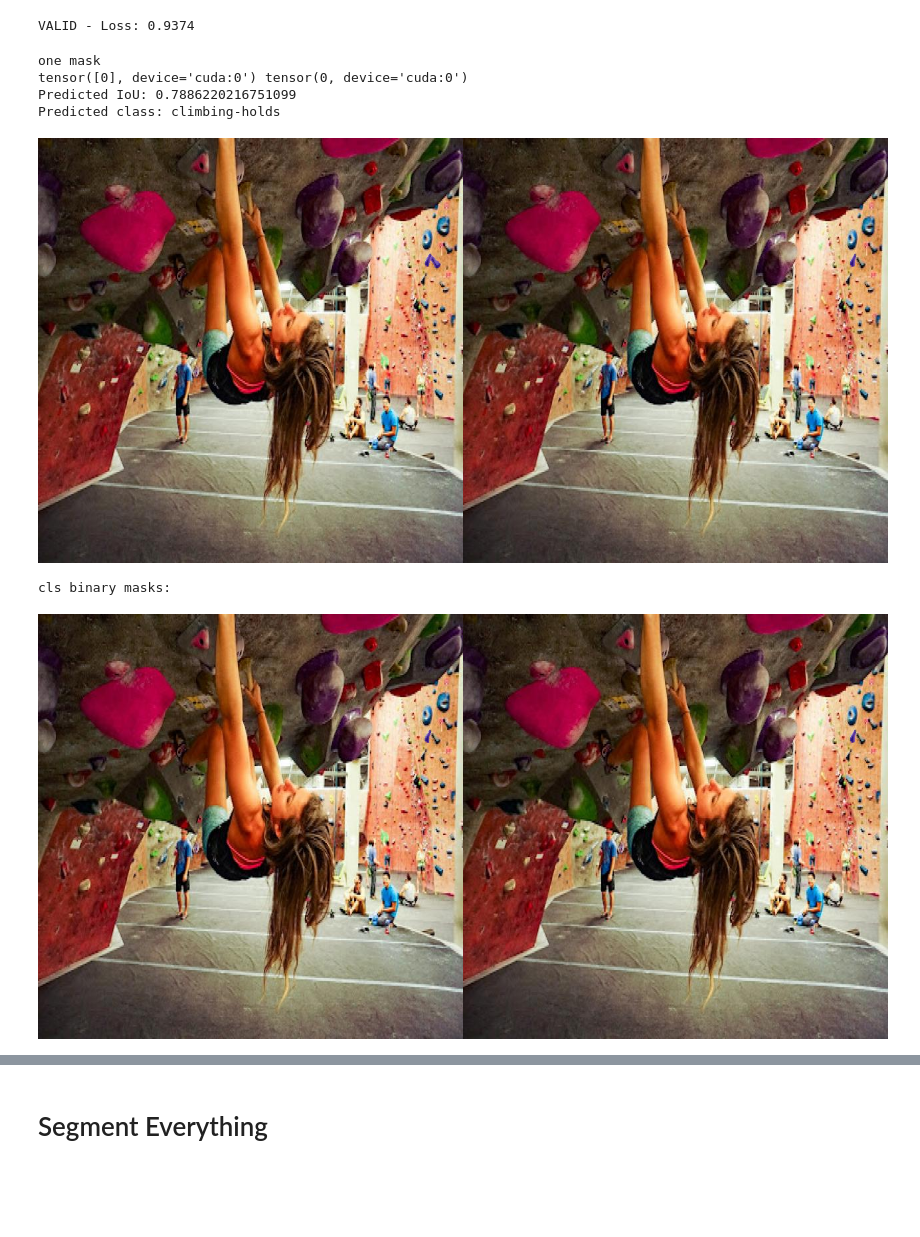
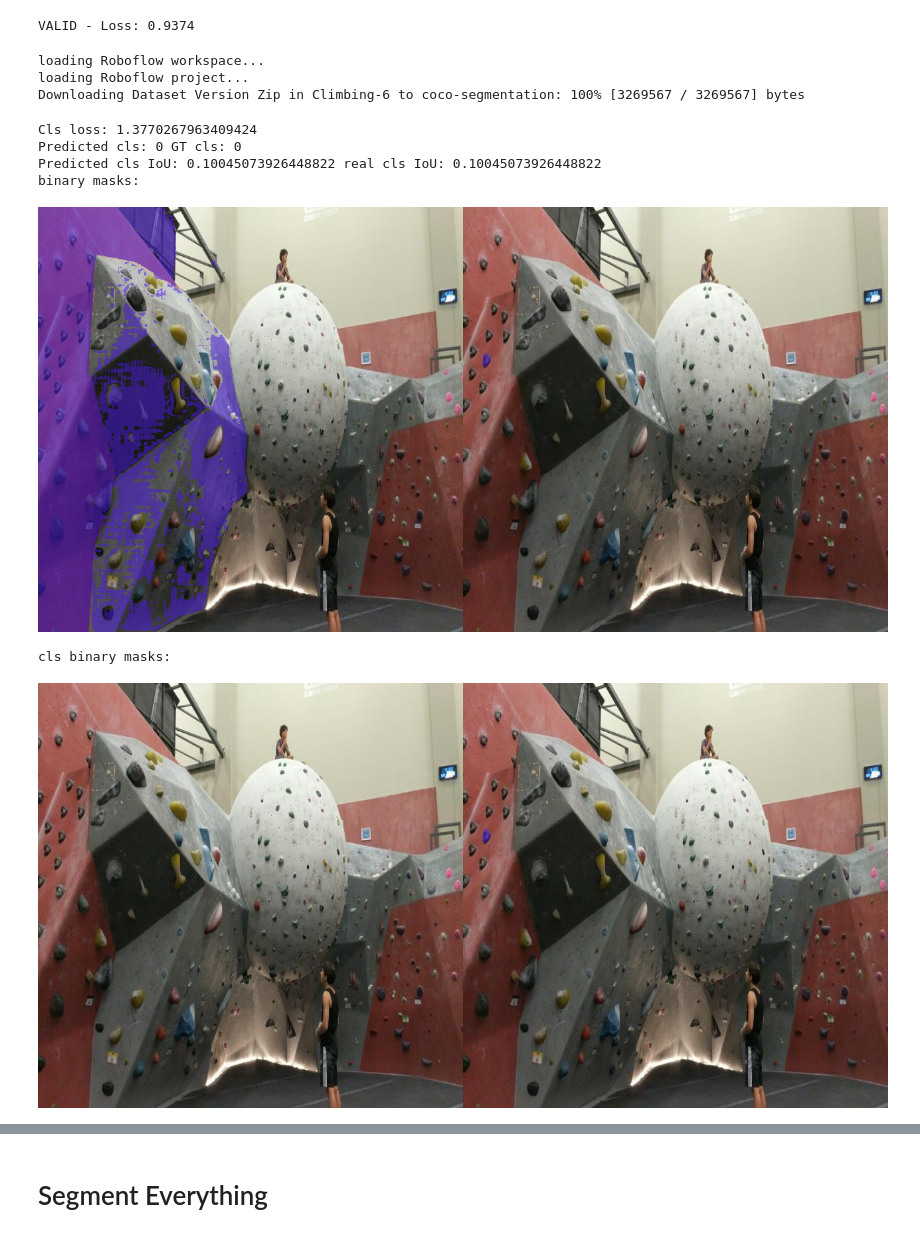
Before and after one commit to andrew-healey/sam-fine-tuning, a Jupyter notebook: ft-train-new.test.ipynb, the cells around one changed output, grey strips where cells are left out. Cells and saved outputs as stored; diff of their text form; code cells hidden in the pictures; blank space fills up the shorter version.

Commit message:
Trains, but doesn't converge

```diff
--- a/ft-train-new.test.ipynb
+++ b/ft-train-new.test.ipynb
@@ -141,7 +143,7 @@ def evaluate():
 
             if use_cls:
                 # get pred gt class
-                (cls_upscaled_masks,cls_binary_masks), pred_cls = decoder.postprocess(low_res_masks,iou_predictions,sizes)
+                (cls_upscaled_masks,cls_binary_masks), pred_cls = decoder.postprocess(cls_low_res_masks,cls_iou_predictions,sizes)
 
                 _,_,_,best_cls,_ = get_max_iou_masks(gt_info["masks"],cls_binary_masks,gt_cls_info["gt_cls"],torch.arange(cfg.data.num_classes).to(device))
 
@@ -161,9 +163,6 @@ def evaluate():
     if len(gt_classes) > 0:
         # calculate confusion matrix
         show_confusion_matrix(gt_classes, pred_classes, class_names=valid_dataset.classes)
-# %%
-run_grad = False
-curr_dataset = valid_curr_dataset
 # %%
 from fine_tune.optimizer import get_optimizer
 
@@ -220,7 +219,7 @@ while curr_iters < cfg.train.total_steps:
             #
 
             recent_losses += [loss.item()]
-            recent_losses = recent_losses[-log_period:]
+            recent_losses = recent_losses[-cfg.train.log_period:]
 
             if curr_iters % cfg.train.eval_period == 0:
                 pass
@@ -229,7 +228,9 @@ while curr_iters < cfg.train.total_steps:
                 print(f"Loss: {sum(recent_losses)/len(recent_losses)}")
 
             curr_iters += 1
-            if not run_grad: continue
+
+            if not cfg.train.run_grad: continue
+
             accumulated_loss += loss
             if curr_iters % cfg.train.batch_size == 0:
                 optimizer.zero_grad()
@@ -300,7 +295,10 @@ idx = randint(0,len(v_c_ds)-1)
 
 prompt_input, gt_info,gt_cls_info, imgs,sizes, prompt = batch = SamDataset.to_device(v_c_ds[idx],device)
 
-use_cls_tokens = cfg.model.use_cls and gt_cls_info is not None
+gt_masks = gt_info["masks"]
+gt_cls = gt_cls_info["gt_cls"]
+
+use_cls_tokens = cfg.model.decoder.use_cls and gt_cls_info is not None
 
 has_fresh_prompt = True
 num_refinements_left = cfg.train.num_refinement_steps
@@ -309,53 +307,57 @@ while has_fresh_prompt:
 
     with torch.no_grad():
         encoder_output = encoder.get_decoder_input(imgs,prompt)
-        low_res_masks, iou_predictions, cls_low_res_masks,cls_iou_predictions = pred = decoder(**new_input,**encoder_output)
+        low_res_masks, iou_predictions, cls_low_res_masks,cls_iou_predictions = pred = decoder(**prompt_input,**encoder_output)
 
-        losses = decoder.loss(*pred,sizes,prompt)
+        losses = decoder.loss(*pred, gt_info,gt_cls_info, sizes,prompt)
 
-        upscaled_masks,binary_masks,max_idx = decoder.postprocess(low_res_masks,iou_predictions,sizes)
+        (upscaled_masks,binary_masks),max_idx = decoder.postprocess(low_res_masks,iou_predictions,sizes)
         pred_iou = iou_predictions[0,max_idx].item()
         binary_mask = binary_masks[max_idx]
 
         gt_binary_mask, *_ = get_max_iou_masks(gt_masks,binary_mask[None,...])
 
         if use_cls_tokens:
 
-            cls_upscaled_masks,cls_binary_masks, pred_cls = decoder.postprocess_cls(cls_low_res_masks,cls_iou_predictions,sizes)
+            (cls_upscaled_masks,cls_binary_masks), pred_cls = decoder.postprocess(cls_low_res_masks,cls_iou_predictions,sizes)
             cls_binary_mask = cls_binary_masks[pred_cls,...]
 
             # get focal and dice loss between cls_binary_mask and closest gt mask
-            cls_gt_binary_mask,_,_,best_cls,_ = get_max_iou_masks(gt_masks,cls_binary_masks,gt_cls,torch.arange(num_classes).to(device))
+            cls_gt_binary_mask,_,_,best_cls,_ = get_max_iou_masks(gt_masks,cls_binary_masks,gt_cls,torch.arange(cfg.data.num_classes).to(device))
 
         if num_refinements_left > 0:
             raise NotImplementedError("Need to update this to use new training system")
 
             has_fresh_prompt = True
             num_refinements_left -= 1
 
 
 
 
 from PIL import Image
 import numpy as np
 
 # print cls loss
 print("Cls loss:",losses["cls_loss"].item())
 print("Predicted cls:",pred_cls.item(),"GT cls:",gt_cls.item())
 print("Predicted cls IoU:",cls_iou_predictions[0,pred_cls].item(),"real cls IoU:",cls_iou_predictions[0,gt_cls].item())
 
+img = imgs[0]
 print("binary masks:")
 clip_together_imgs(mask_to_img(binary_mask,img),mask_to_img(gt_binary_mask,img)).show()
 print("cls binary masks:")
 clip_together_imgs(mask_to_img(cls_binary_mask,img),mask_to_img(gt_binary_mask,img)).show()
 # %% [output]
-one mask
-tensor([0], device='cuda:0') tensor(0, device='cuda:0')
-Predicted IoU: 0.7886220216751099
-Predicted class: climbing-holds
+loading Roboflow workspace...
+loading Roboflow project...
+Downloading Dataset Version Zip in Climbing-6 to coco-segmentation: 100% [3269567 / 3269567] bytes
+Cls loss: 1.3770267963409424
+Predicted cls: 0 GT cls: 0
+Predicted cls IoU: 0.10045073926448822 real cls IoU: 0.10045073926448822
+binary masks:
-[figure, old version]
+[figure, new version]
-cls binary masks:
+cls binary masks:
-[figure, old version]
+[figure, new version]
 # %%
 from random import choice
 import fine_tune.viz
```
Also changed, not shown: parts of 9 cells of this notebook, 4 other files.
